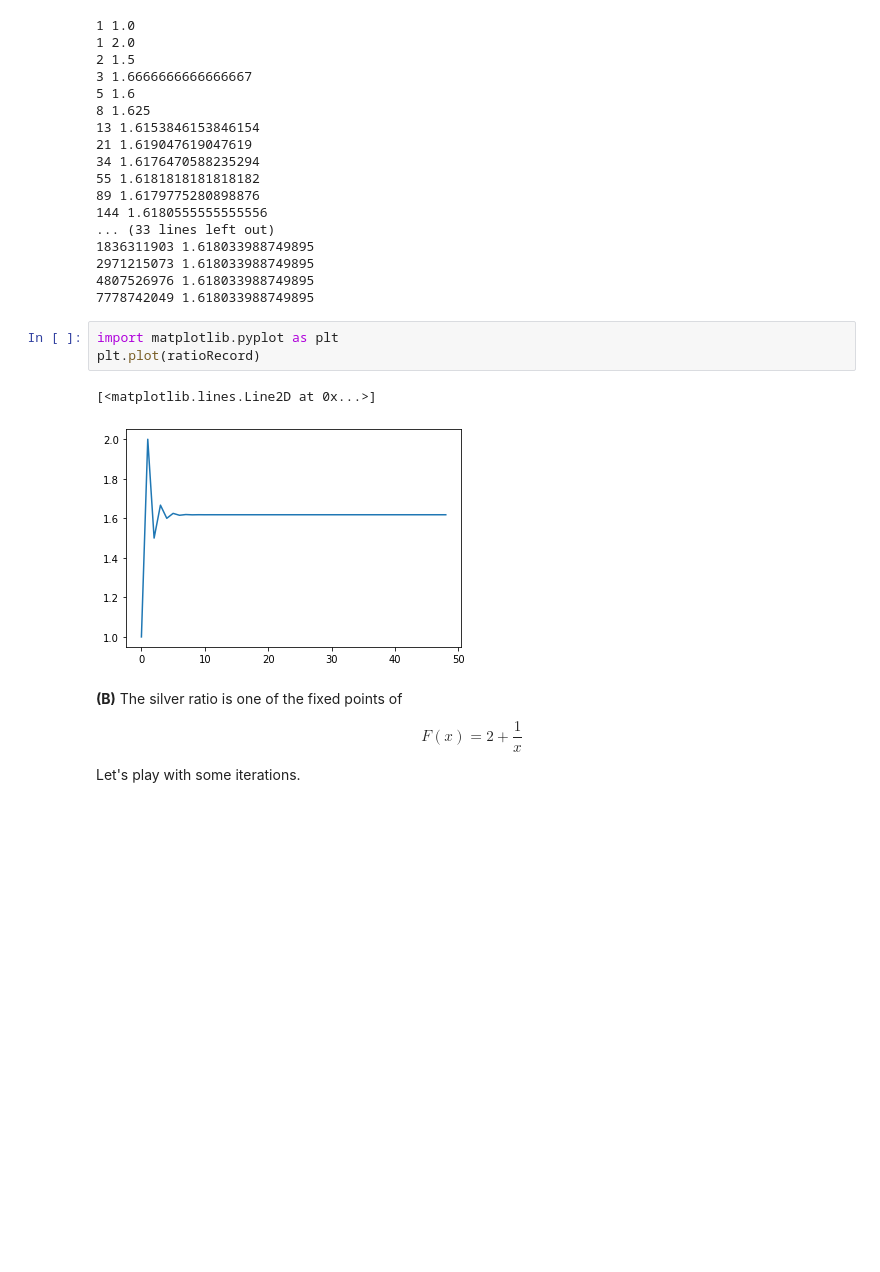
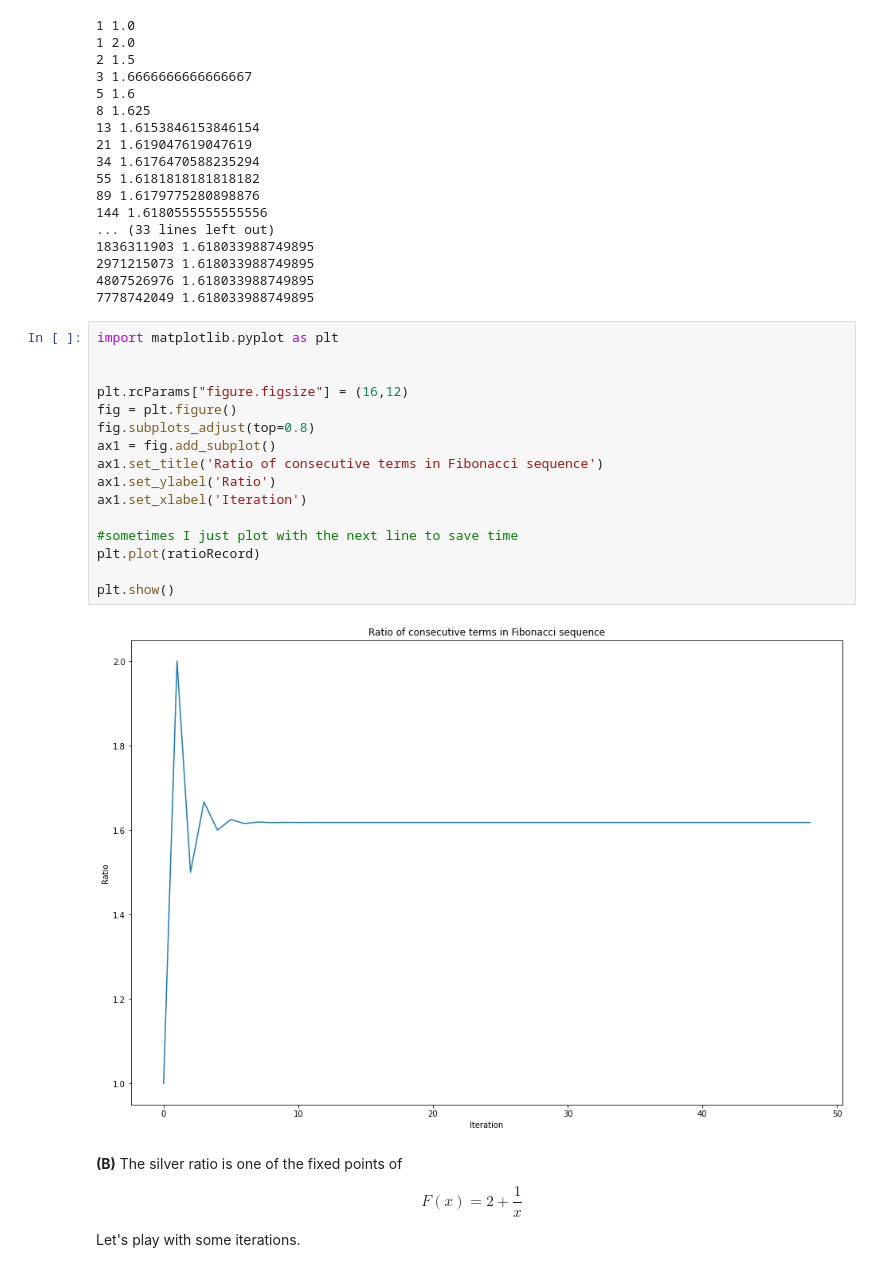
Before and after one commit to HanlunAI/NextGenCurriculumDemonstration, a Jupyter notebook: CollaborationDerivatives.ipynb, the cells around one changed output. Drawn from its saved outputs; the diff is of its cells as text; blank space fills up the shorter version.

```diff
--- a/CollaborationDerivatives.ipynb
+++ b/CollaborationDerivatives.ipynb
@@ -33,12 +33,24 @@ for i in range(1,50):
 2971215073 1.618033988749895
 4807526976 1.618033988749895
 7778742049 1.618033988749895
-# %%
-import matplotlib.pyplot as plt
-plt.plot(ratioRecord)
-# %% [output]
-[<matplotlib.lines.Line2D at 0x...>]
-[figure, removed]
+# %%
+import matplotlib.pyplot as plt
+
+
+plt.rcParams["figure.figsize"] = (16,12)
+fig = plt.figure()
+fig.subplots_adjust(top=0.8)
+ax1 = fig.add_subplot()
+ax1.set_title('Ratio of consecutive terms in Fibonacci sequence')
+ax1.set_ylabel('Ratio')
+ax1.set_xlabel('Iteration')
+
+#sometimes I just plot with the next line to save time
+plt.plot(ratioRecord)
+
+plt.show()
+# %% [output]
+[figure, added]
 # %% [markdown]
 **(B)** The silver ratio is one of the fixed points of
 
```
Also changed, not shown: parts of 9 cells of this notebook.
